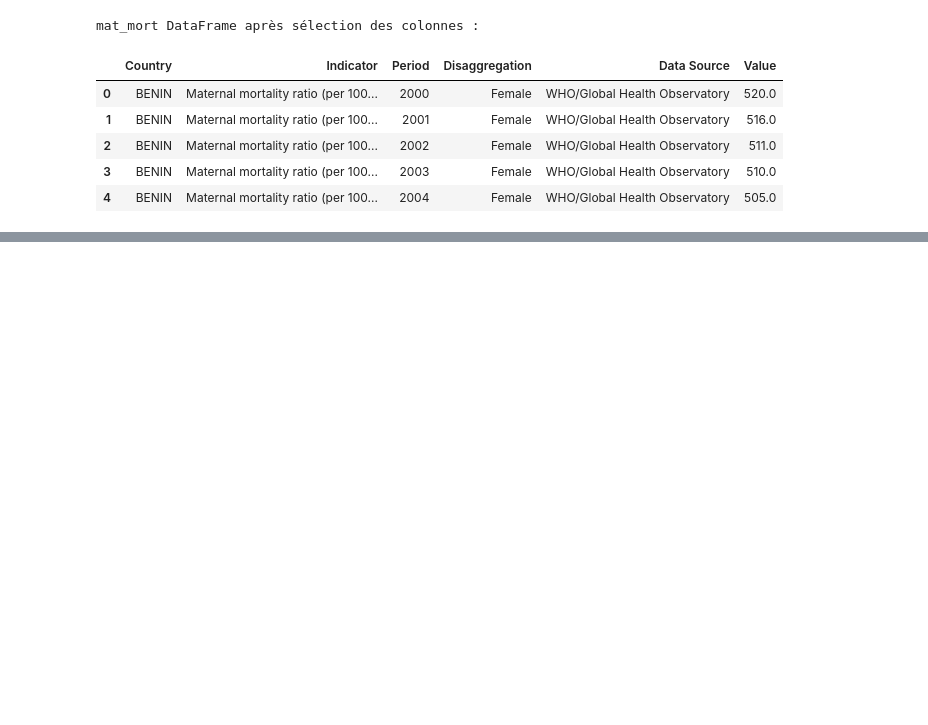
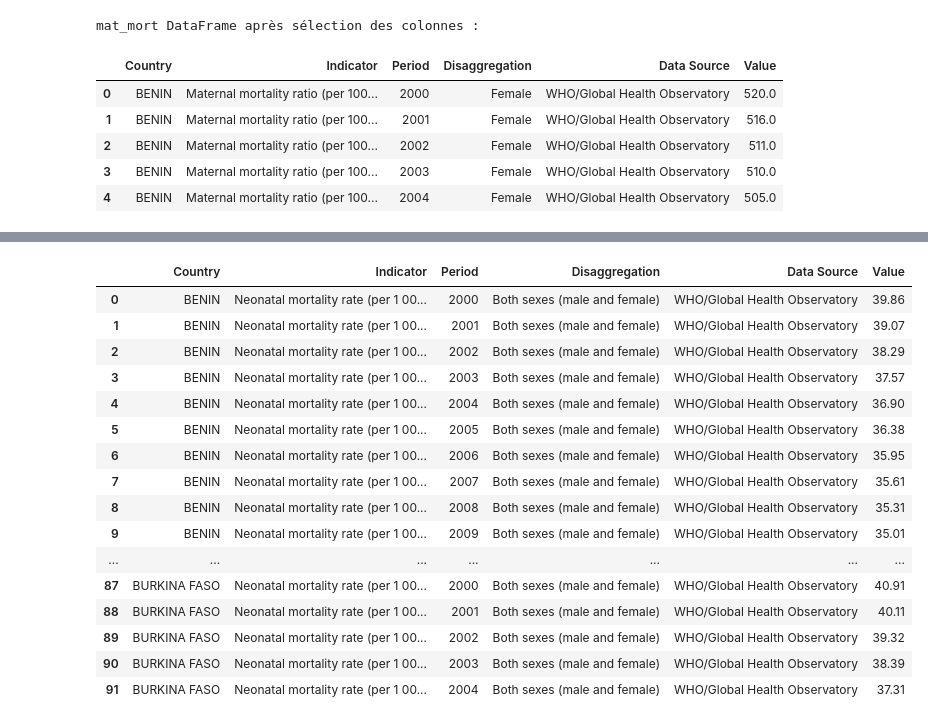
Before and after one commit to Cothilyba77/Projet_final_Force_N, a Jupyter notebook: Exploration de données.ipynb, the cells around one changed output, grey strips where cells are left out. Saved outputs shown, nothing was run; the diff lists cells and outputs as text; code cells hidden in the pictures; blank space fills up the shorter version.

```diff
--- a/Exploration de données.ipynb
+++ b/Exploration de données.ipynb
@@ -310,3 +310,9 @@ mat_mort DataFrame après sélection des colonnes :
 | 2 | BENIN | Maternal mortality ratio (per 100... | 2002 | Female | WHO/Global Health Observatory | 511.0 |
 | 3 | BENIN | Maternal mortality ratio (per 100... | 2003 | Female | WHO/Global Health Observatory | 510.0 |
 | 4 | BENIN | Maternal mortality ratio (per 100... | 2004 | Female | WHO/Global Health Observatory | 505.0 |
+# %%
+# Filter U5mort to keep only rows where Disaggregation is 'Both sexes (male and female)'
+U5mort_filtered = U5mort[U5mort['Disaggregation'] == 'Both sexes (male and female)']
+
+print('U5mort DataFrame après filtrage par disaggregation :')
+display(U5mort_filtered.head())
@@ -312,0 +327,20 @@ mat_mort DataFrame après sélection des colonnes :
+# %%
+U5mort_filtered.head(50)
+# %% [output]
+|  | Country | Indicator | Period | Disaggregation | Data Source | Value |
+| 0 | BENIN | Neonatal mortality rate (per 1 00... | 2000 | Both sexes (male and female) | WHO/Global Health Observatory | 39.86 |
+| 1 | BENIN | Neonatal mortality rate (per 1 00... | 2001 | Both sexes (male and female) | WHO/Global Health Observatory | 39.07 |
+| 2 | BENIN | Neonatal mortality rate (per 1 00... | 2002 | Both sexes (male and female) | WHO/Global Health Observatory | 38.29 |
+| 3 | BENIN | Neonatal mortality rate (per 1 00... | 2003 | Both sexes (male and female) | WHO/Global Health Observatory | 37.57 |
+| 4 | BENIN | Neonatal mortality rate (per 1 00... | 2004 | Both sexes (male and female) | WHO/Global Health Observatory | 36.90 |
+| 5 | BENIN | Neonatal mortality rate (per 1 00... | 2005 | Both sexes (male and female) | WHO/Global Health Observatory | 36.38 |
+| 6 | BENIN | Neonatal mortality rate (per 1 00... | 2006 | Both sexes (male and female) | WHO/Global Health Observatory | 35.95 |
+| 7 | BENIN | Neonatal mortality rate (per 1 00... | 2007 | Both sexes (male and female) | WHO/Global Health Observatory | 35.61 |
+| 8 | BENIN | Neonatal mortality rate (per 1 00... | 2008 | Both sexes (male and female) | WHO/Global Health Observatory | 35.31 |
+| 9 | BENIN | Neonatal mortality rate (per 1 00... | 2009 | Both sexes (male and female) | WHO/Global Health Observatory | 35.01 |
+| ... | ... | ... | ... | ... | ... | ... |
+| 87 | BURKINA FASO | Neonatal mortality rate (per 1 00... | 2000 | Both sexes (male and female) | WHO/Global Health Observatory | 40.91 |
+| 88 | BURKINA FASO | Neonatal mortality rate (per 1 00... | 2001 | Both sexes (male and female) | WHO/Global Health Observatory | 40.11 |
+| 89 | BURKINA FASO | Neonatal mortality rate (per 1 00... | 2002 | Both sexes (male and female) | WHO/Global Health Observatory | 39.32 |
+| 90 | BURKINA FASO | Neonatal mortality rate (per 1 00... | 2003 | Both sexes (male and female) | WHO/Global Health Observatory | 38.39 |
+| 91 | BURKINA FASO | Neonatal mortality rate (per 1 00... | 2004 | Both sexes (male and female) | WHO/Global Health Observatory | 37.31 |
```
Also changed, not shown: parts of 2 cells of this notebook.
